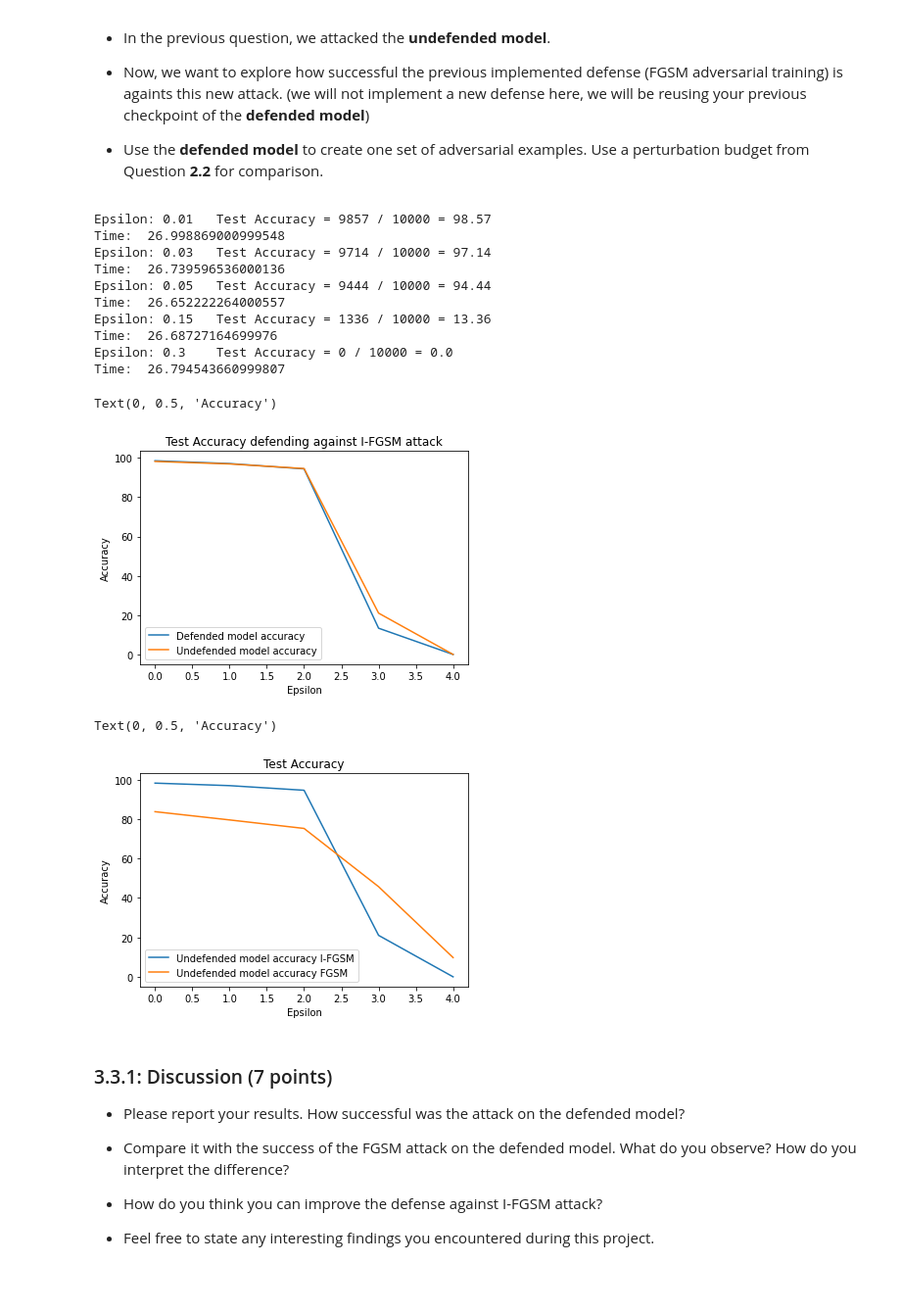
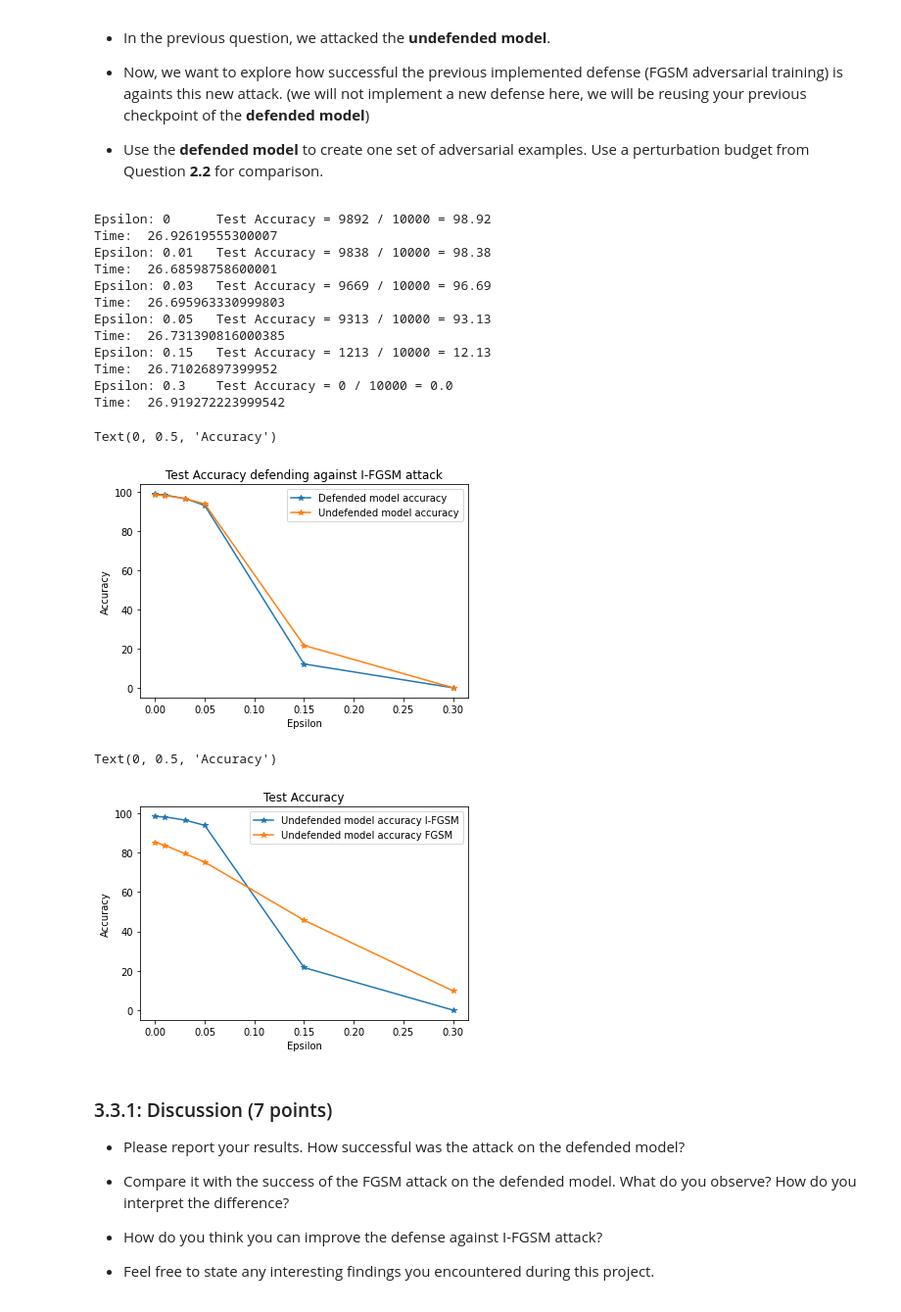
Before and after one commit to manuelaceron/ML-in-Cybersecurity, a Jupyter notebook: Evasion attack/2021_11_12_Task_02.ipynb, the cells around one changed output. Shown at 98% size. Cells and saved outputs as stored; diff of their text form; code cells hidden in the pictures.

```diff
--- a/Evasion attack/2021_11_12_Task_02.ipynb
+++ b/Evasion attack/2021_11_12_Task_02.ipynb
@@ -184,8 +215,8 @@ def load_model(model):
 
   return my_model
 # %%
-epsilons = [.01, .03, .05, .15, .3]
-epsilon_budget = epsilons[:-1]
+epsilons = [0, .01, .03, .05, .15, .3]
+epsilon_budget = epsilons[1:-1]
 dataset_size= 20
 # %% [markdown]
 # 1. Attacking an ML-model (30 points)
@@ -746,6 +825,11 @@ print('Accuracy on the higher-budget adversarial samples (FGSM) after defense %.
 defended_pretrained_model = "/content/defended_model.ckpt"
 
 defended_model = load_model(defended_pretrained_model)
+# %%
+# Load defended trained model
+defended_model_scratch = "/content/defended_model_scratch.ckpt"
+
+defended_model_scratch = load_model(defended_model_scratch)
 # %%
 # Test defended model
 
@@ -755,7 +839,7 @@ def_adv_samples = []
 # Run test for each epsilon
 for eps in epsilons:
     start = timeit.default_timer()
-    acc, ex = test_FGSM_attack(defended_model, device, test_loader, eps, dataset_size)
+    acc, ex = test_FGSM_attack(defended_model_scratch, device, test_loader, eps, dataset_size)
     stop = timeit.default_timer()
     print('Time: ', stop - start)
     def_accuracies.append(acc)
@@ -1028,49 +1116,51 @@ visualize(i_adv_samples)
 #
 #
 
-def_i_accuracies = []
+def_i_adv_accuracies = []
 def_i_adv_samples = []
 
 for eps in epsilons:
       start = timeit.default_timer()
-      i_acc, i_ex = test_i_FGSM_attack(defended_model, device, test_loader, eps, alpha, iters)
+      i_acc, i_ex = test_i_FGSM_attack(defended_model_scratch, device, test_loader, eps, alpha, iters)
       stop = timeit.default_timer()
       print('Time: ', stop - start)
-      def_i_accuracies.append(i_acc)
+      def_i_adv_accuracies.append(i_acc)
       def_i_adv_samples.append(i_ex)
 # %% [output]
-Epsilon: 0.01   Test Accuracy = 9857 / 10000 = 98.57
-Time:  26.998869000999548
-Epsilon: 0.03   Test Accuracy = 9714 / 10000 = 97.14
-Time:  26.739596536000136
-Epsilon: 0.05   Test Accuracy = 9444 / 10000 = 94.44
-Time:  26.652222264000557
-Epsilon: 0.15   Test Accuracy = 1336 / 10000 = 13.36
-Time:  26.68727164699976
+Epsilon: 0      Test Accuracy = 9892 / 10000 = 98.92
+Time:  26.92619555300007
+Epsilon: 0.01   Test Accuracy = 9838 / 10000 = 98.38
+Time:  26.68598758600001
+Epsilon: 0.03   Test Accuracy = 9669 / 10000 = 96.69
+Time:  26.695963330999803
+Epsilon: 0.05   Test Accuracy = 9313 / 10000 = 93.13
+Time:  26.731390816000385
+Epsilon: 0.15   Test Accuracy = 1213 / 10000 = 12.13
+Time:  26.71026897399952
 Epsilon: 0.3    Test Accuracy = 0 / 10000 = 0.0
-Time:  26.794543660999807
+Time:  26.919272223999542
 # %%
 # Comparing accuracies
-plt.plot(def_i_accuracies, label="Defended model accuracy")
-plt.plot(i_accuracies, label="Undefended model accuracy")
-plt.legend(loc="lower left")
+plt.plot(epsilons, def_i_adv_accuracies, "*-", label="Defended model accuracy")
+plt.plot(epsilons, i_accuracies, "*-", label="Undefended model accuracy")
+plt.legend(loc="upper right")
 plt.title('Test Accuracy defending against I-FGSM attack')
 plt.xlabel('Epsilon')
 plt.ylabel('Accuracy')
 # %% [output]
 Text(0, 0.5, 'Accuracy')
-[figure, old version]
+[figure, new version]
 # %%
 # Comparing accuracies
-plt.plot(i_accuracies, label="Undefended model accuracy I-FGSM")
-plt.plot(accuracies, label="Undefended model accuracy FGSM")
-plt.legend(loc="lower left")
+plt.plot(epsilons, i_accuracies,"*-", label="Undefended model accuracy I-FGSM")
+plt.plot(epsilons, accuracies,"*-", label="Undefended model accuracy FGSM")
+plt.legend(loc="upper right")
 plt.title('Test Accuracy')
 plt.xlabel('Epsilon')
 plt.ylabel('Accuracy')
 # %% [output]
 Text(0, 0.5, 'Accuracy')
-[figure, old version]
+[figure, new version]
 # %% [markdown]
 ### 3.3.1: Discussion (7 points)
 * Please report your results. How successful was the attack on the defended model?
```
Also changed, not shown: parts of 16 cells of this notebook.
